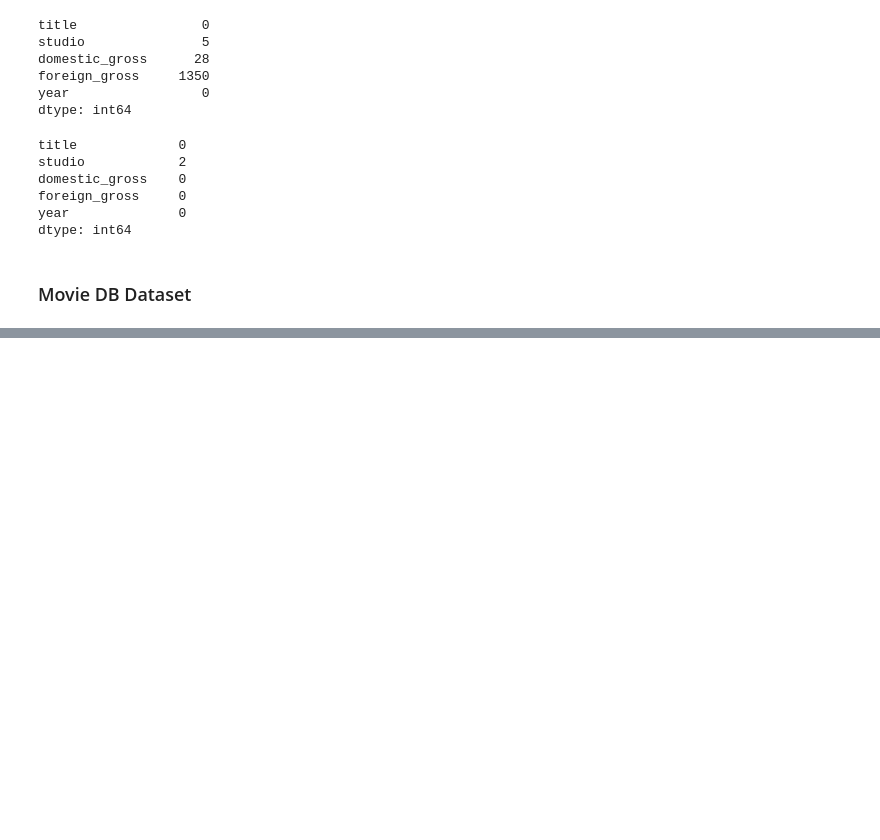
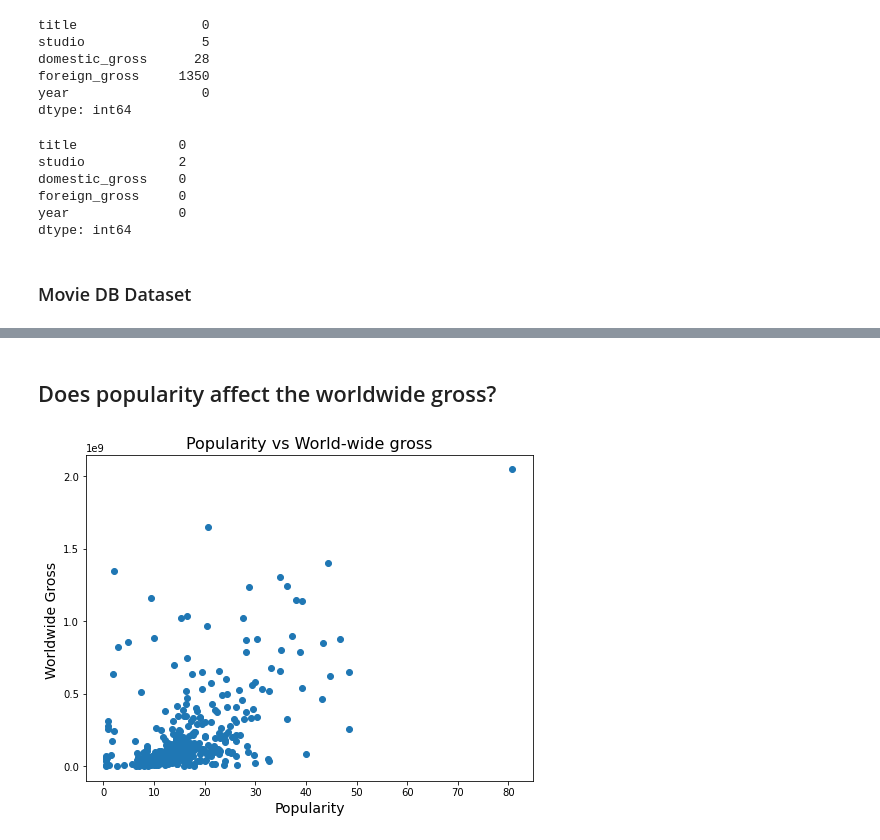
Before and after one commit to Terry1506/dsc-phase-1-project-v2-4, a Jupyter notebook: student.ipynb, the cells around one changed output, grey strips where cells are left out. Cells and saved outputs as stored; diff of their text form; code cells hidden in the pictures; blank space fills up the shorter version.

```diff
--- a/student.ipynb
+++ b/student.ipynb
@@ -337,0 +767,5 @@ tmdb_movie.head(5)
+# %%
+# dropping the unnecessary columns
+
+final_df.drop(columns=['id_x', 'release_date_x', 'domestic_gross_x','year_x','domestic_gross_y', 'year_y', 'genre_ids', 'id_y', 'release_date_y','movie_id','primary_title','start_year'],inplace= True)
+final_df.head(5)
@@ -337,0 +781,3 @@ tmdb_movie.head(5)
+# %%
+final_df.drop(columns=['title','original_language'],inplace=True)
+final_df.head(5)
@@ -337,0 +831,4 @@ tmdb_movie.head(5)
+# %%
+#drop duplicates
+final_df.drop_duplicates(subset= ['movie'] ,inplace=True)
+final_df.shape
@@ -337,0 +855,3 @@ tmdb_movie.head(5)
+# %%
+final_df.dropna(subset = ['genres'],inplace=True)
+final_df.isna().sum()
@@ -337,0 +999,18 @@ tmdb_movie.head(5)
+# %% [markdown]
+## Does popularity affect the worldwide gross?
+# %%
+# plotting a scatterplot
+
+fig, ax= plt.subplots(figsize=(8,6))
+
+x = final_df['popularity']
+y = final_df['worldwide_gross']
+
+ax.scatter(x,y)
+
+ax.set_title('Popularity vs World-wide gross', fontsize=16)
+ax.set_xlabel("Popularity",fontsize=14)
+ax.set_ylabel("Worldwide Gross ", fontsize=14)
+fig.savefig('Popularity vs Worldwide gross.png');
+# %% [output]
+[figure, added]
```
Also changed, not shown: parts of 77 cells of this notebook, 1 other file.
